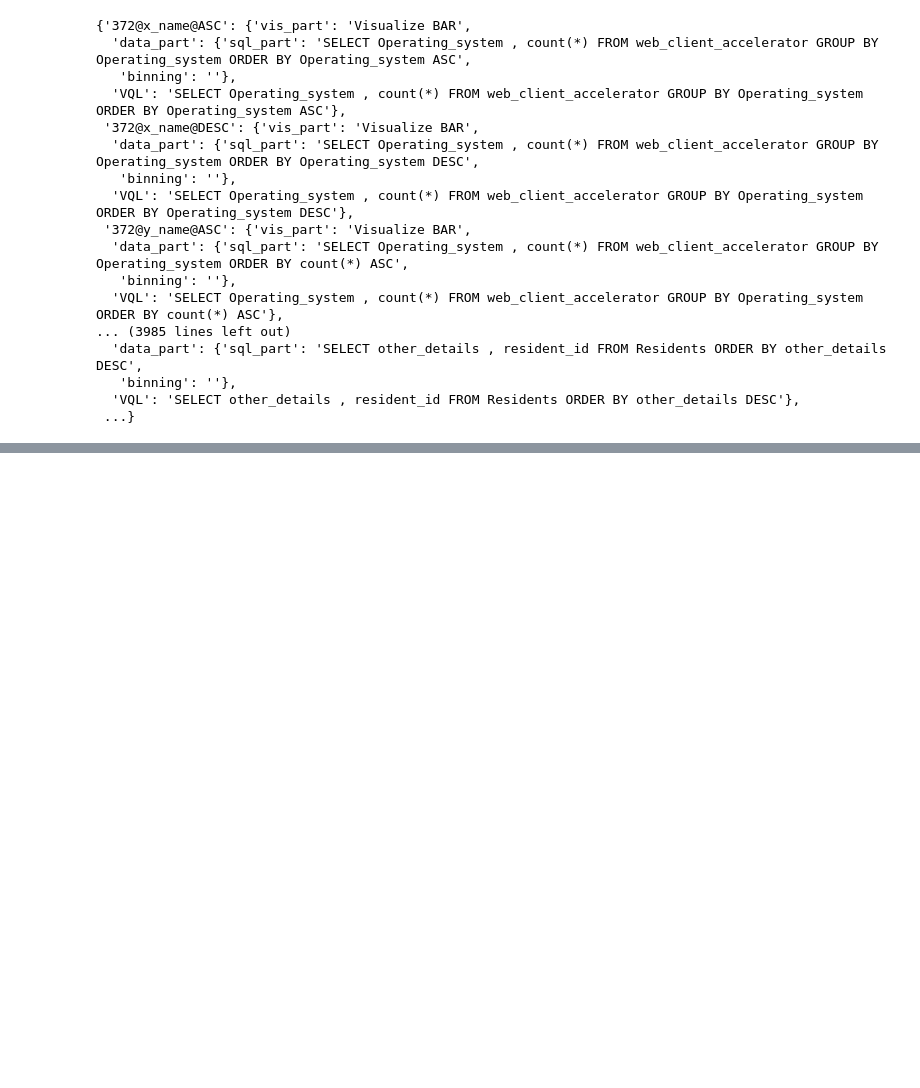
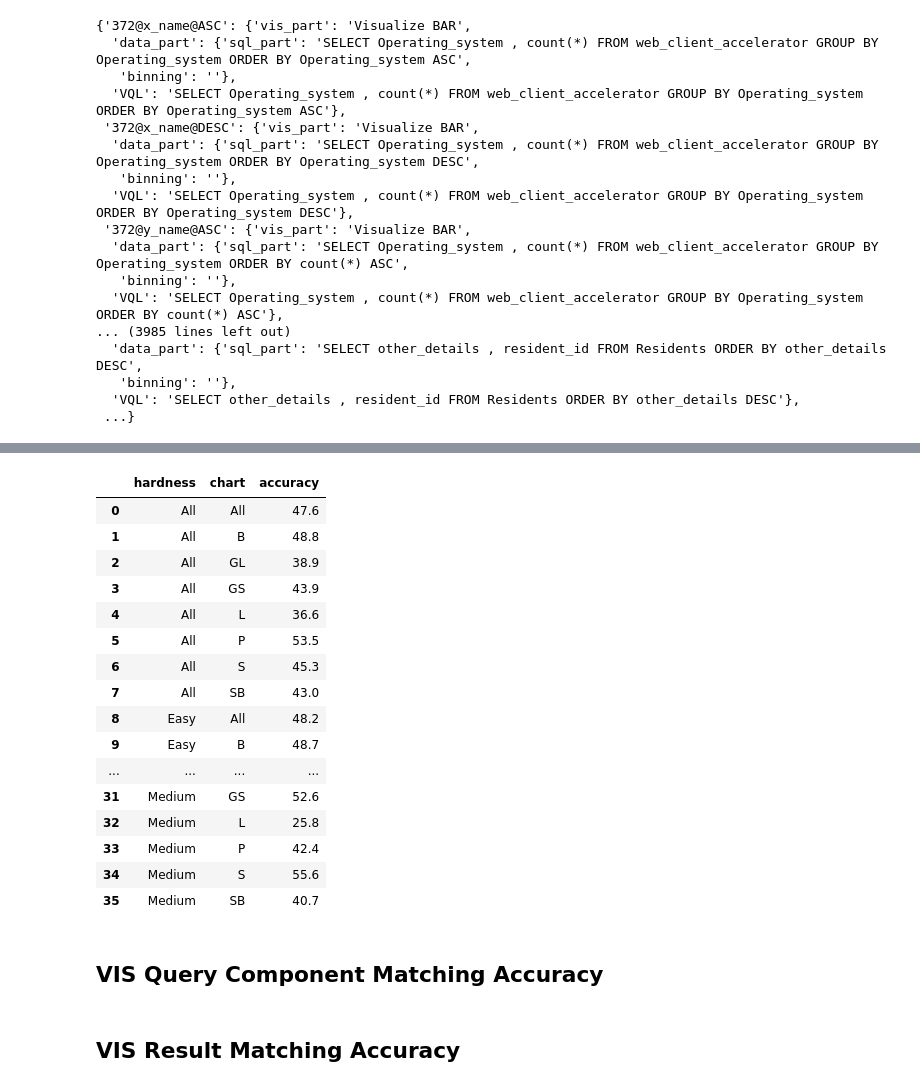
Before and after one commit to Thanksyy/spider-1, a Jupyter notebook: baselines/seq2seq_attention_copy/Seq2Vis_Evaluation.ipynb, the cells around one changed output, grey strips where cells are left out. Drawn from its saved outputs; the diff is of its cells as text; code cells hidden in the pictures; blank space fills up the shorter version.

```diff
--- a/baselines/seq2seq_attention_copy/Seq2Vis_Evaluation.ipynb
+++ b/baselines/seq2seq_attention_copy/Seq2Vis_Evaluation.ipynb
@@ -327,0 +458,2 @@ struct_vis_query
+# %%
+df = vis_string_exactly_matching_accuracy(gold_list, predict_list)
@@ -327,0 +494,12 @@ struct_vis_query
+# %%
+new_df1 = df.copy()
+new_df1['hardness'] = "All"
+new_df2 = df.copy()
+new_df2['chart'] = "All"
+new_df1 = new_df1.append(new_df2)
+new_df3 = df.copy()
+new_df3['hardness'] = 'All'
+new_df3['chart'] = 'All'
+new_df1 = new_df1.append(new_df3)
+df = df.append(new_df1)
+df
@@ -327,0 +547,5 @@ struct_vis_query
+# %%
+draw_df = df.groupby(['hardness','chart']).mean()
+draw_df = draw_df.reset_index()
+draw_df.columns = ['hardness', 'chart', 'accuracy']
+draw_df.head()
@@ -327,0 +559,22 @@ struct_vis_query
+# %%
+draw_df['accuracy'] = round(draw_df['accuracy']*100, 1)
+# %%
+draw_df
+# %% [output]
+|  | hardness | chart | accuracy |
+| 0 | All | All | 47.6 |
+| 1 | All | B | 48.8 |
+| 2 | All | GL | 38.9 |
+| 3 | All | GS | 43.9 |
+| 4 | All | L | 36.6 |
+| 5 | All | P | 53.5 |
+| 6 | All | S | 45.3 |
+| 7 | All | SB | 43.0 |
+| 8 | Easy | All | 48.2 |
+| 9 | Easy | B | 48.7 |
+| ... | ... | ... | ... |
+| 31 | Medium | GS | 52.6 |
+| 32 | Medium | L | 25.8 |
+| 33 | Medium | P | 42.4 |
+| 34 | Medium | S | 55.6 |
+| 35 | Medium | SB | 40.7 |
@@ -327,0 +583,2 @@ struct_vis_query
+# %% [markdown]
+## VIS Query Component Matching Accuracy
@@ -327,0 +606,2 @@ struct_vis_query
+# %% [markdown]
+## VIS Result Matching Accuracy
```
Also changed, not shown: parts of 25 cells of this notebook, 10 other files.
